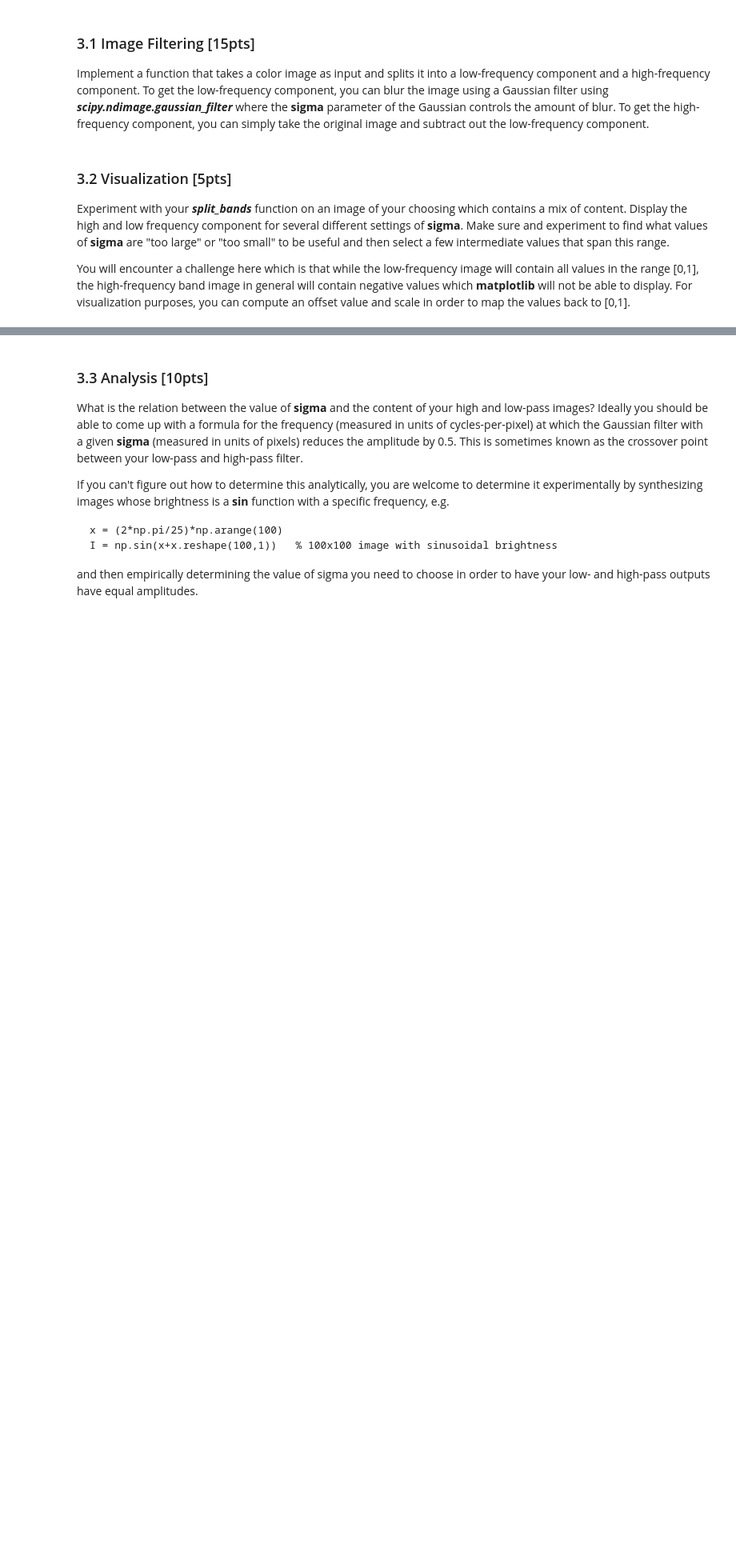
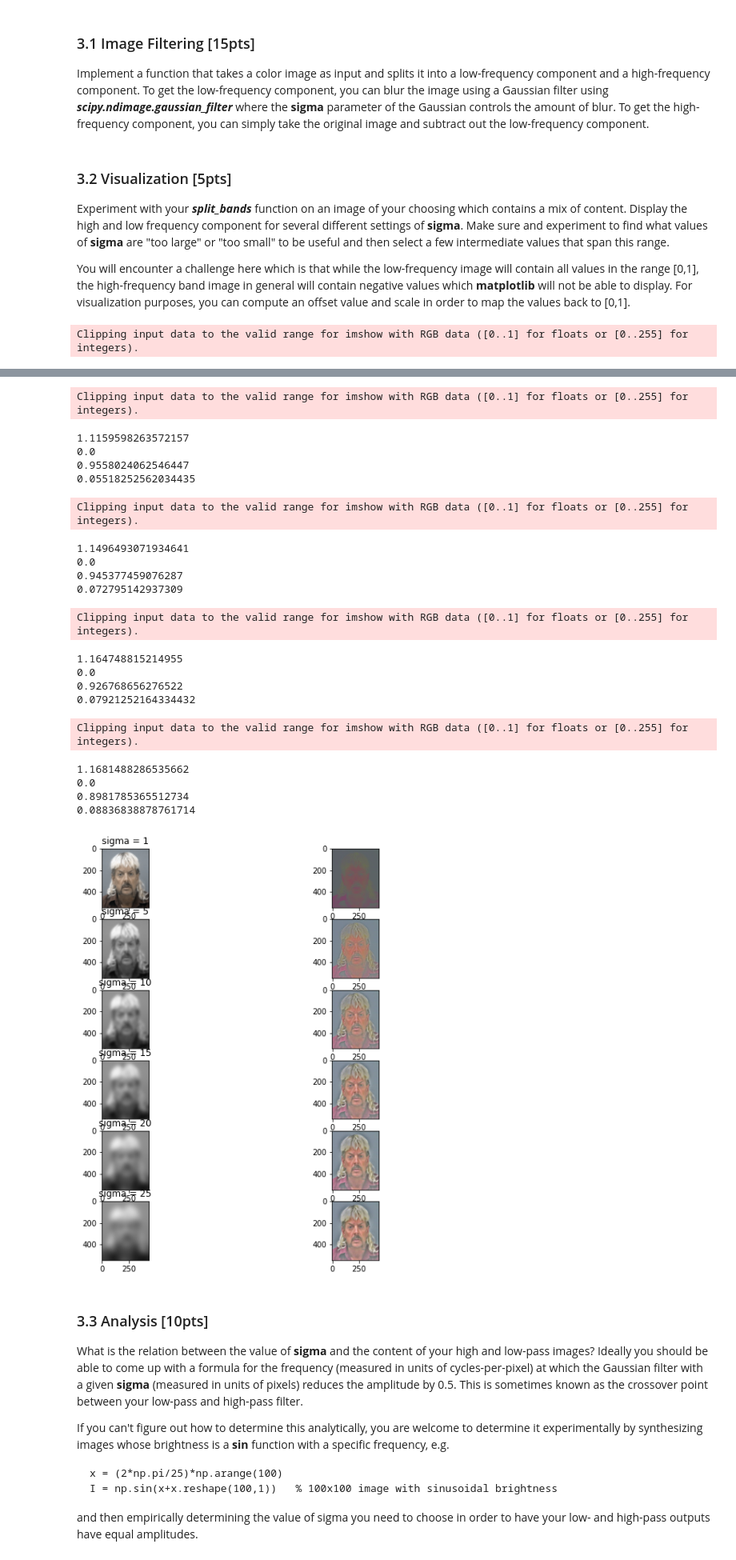
Before and after one commit to brookekelseyryan/Image-Understanding-CS-216, a Jupyter notebook: Homework1/assignment1.ipynb, the cells around one changed output, grey strips where cells are left out. Shown at 80% size. Drawn from its saved outputs; the diff is of its cells as text; code cells hidden in the pictures; blank space fills up the shorter version.

```diff
--- a/Homework1/assignment1.ipynb
+++ b/Homework1/assignment1.ipynb
@@ -413,6 +515,21 @@ The goal of this problem is to write an image filtering function and use it to c
 ### 3.1 Image Filtering [15pts]
 Implement a function that takes a color image as input and splits it into a low-frequency component and a high-frequency component. To get the low-frequency component, you can blur the image using a Gaussian filter using ***scipy.ndimage.gaussian_filter*** where the **sigma** parameter of the Gaussian controls the amount of blur. To get the high-frequency component, you can simply take the original image and subtract out the low-frequency component.
 # %%
+
+def convert(image):
+  # Convert image to float in range [0, 1] to avoid potential bugs
+  if image.dtype == np.uint8:
+      image = image.astype(float) / 256.
+  return image
+
+def offset(image):
+  if np.amin(image) < 0:
+    return image + np.abs(np.amin(image))
+  elif np.amax(image) > 1:
+    return image - np.amax(image)
+  else:
+    return image
+
 def split_bands(image,sigma):
     """
     Given an image, split the image into two frequency bands
@@ -432,6 +549,12 @@ def split_bands(image,sigma):
         two HxWx3 arrays containing low/high freq components respectively
 
     """
+
+
+    low_freq = convert(gaussian_filter(image, sigma))
+    hi_freq = offset(convert(image - low_freq))
+
+    return (low_freq, hi_freq)
 # %% [markdown]
 ### 3.2 Visualization [5pts]
 
@@ -442,0 +564,15 @@ You will encounter a challenge here which is that while the low-frequency image
+# %%
+# code to visualize
+set1 = '/content/drive/MyDrive/ImageUnderstanding/face_mush/joeexotic.jpeg'
+rd = plt.imread(set1)
+
+sigmas = {1, 5, 10, 15, 20, 25}
+fig, axs = plt.subplots(len(sigmas), 2, figsize=(10,10))
+
+for i, sigma in enumerate(sigmas):
+  axs[i][0].set_title("sigma = {}".format(sigma))
+  low_fq, hi_fq = split_bands(convert(rd), sigma)
+  axs[i][0].imshow(low_fq)
+  axs[i][1].imshow(hi_fq)
+# %% [output]
+Clipping input data to the valid range for imshow with RGB data ([0..1] for floats or [0..255] for integers).
@@ -443,3 +587,24 @@ You will encounter a challenge here which is that while the low-frequency image
+Clipping input data to the valid range for imshow with RGB data ([0..1] for floats or [0..255] for integers).
+1.1159598263572157
+0.0
+0.9558024062546447
+0.05518252562034435
+Clipping input data to the valid range for imshow with RGB data ([0..1] for floats or [0..255] for integers).
+1.1496493071934641
+0.0
+0.945377459076287
+0.072795142937309
+Clipping input data to the valid range for imshow with RGB data ([0..1] for floats or [0..255] for integers).
+1.164748815214955
+0.0
+0.926768656276522
+0.07921252164334432
+Clipping input data to the valid range for imshow with RGB data ([0..1] for floats or [0..255] for integers).
+1.1681488286535662
+0.0
+0.8981785365512734
+0.08836838878761714
+[figure, added]
 # %% [markdown]
 ### 3.3 Analysis [10pts]
 
```
Also changed, not shown: parts of 16 cells of this notebook.
